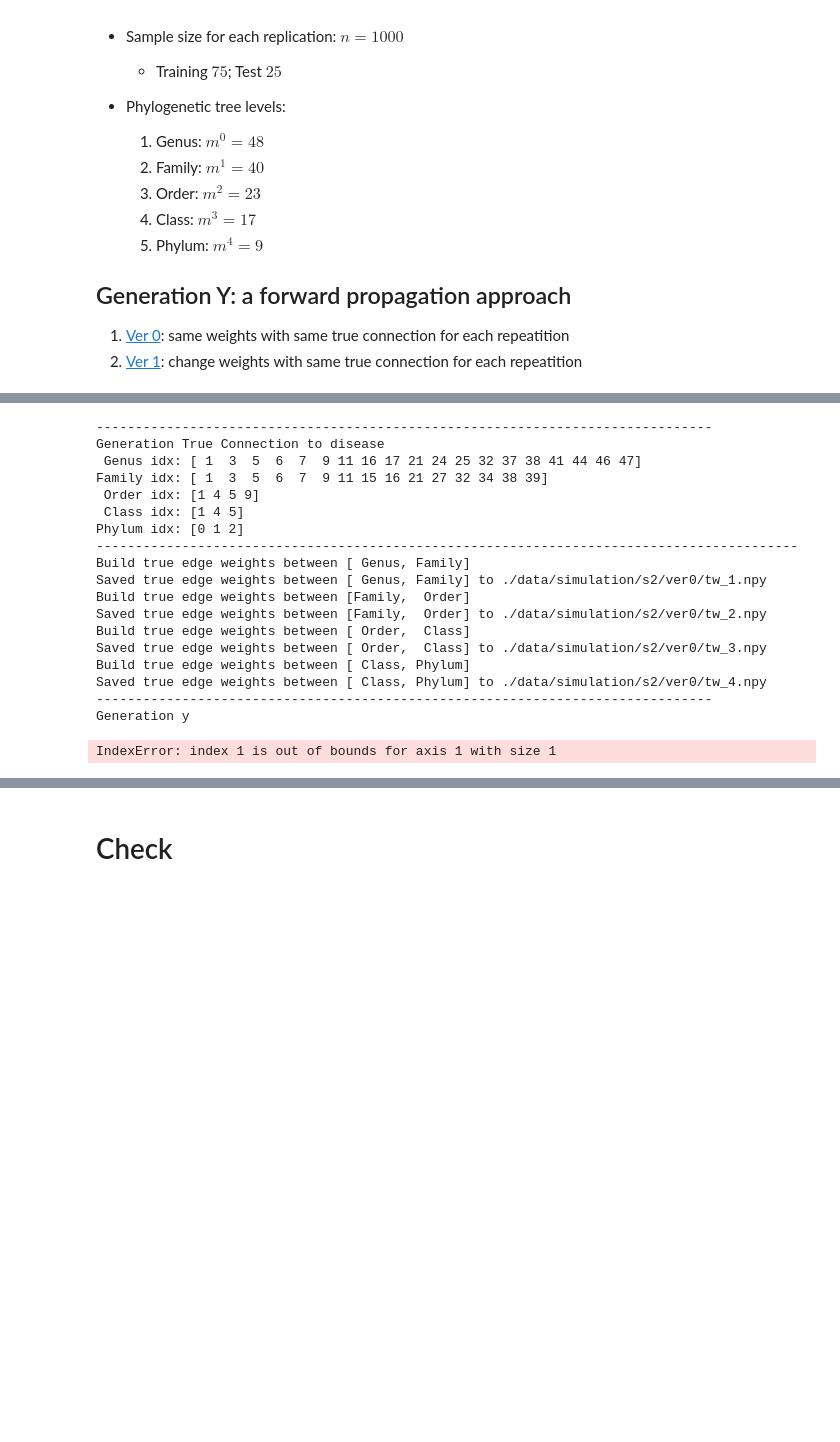
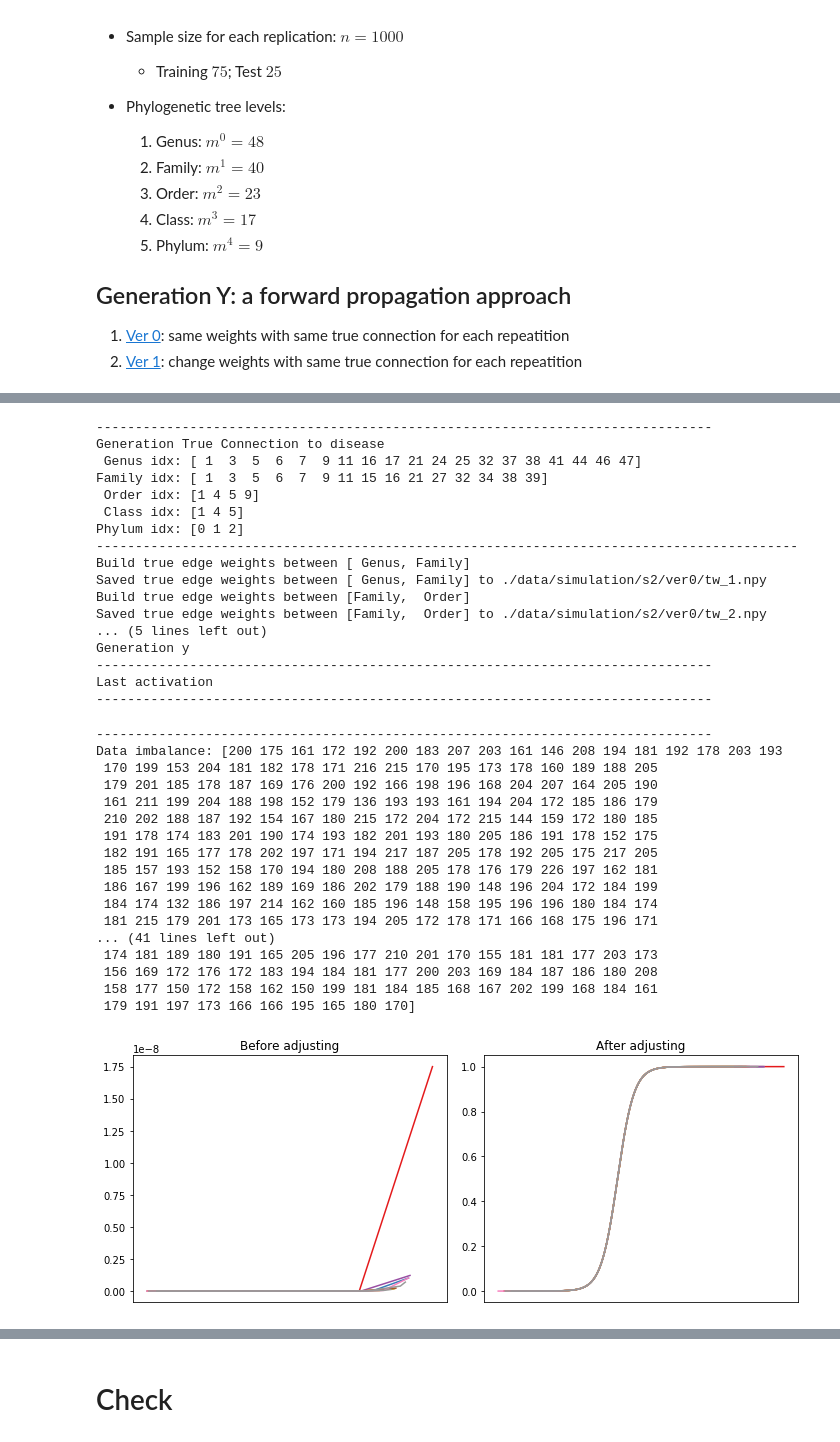
Before and after one commit to Young-won/deepbiome, a Jupyter notebook: examples/preprocessing_phylogenetic_tree_sim2.ipynb, the cells around one changed output, grey strips where cells are left out. Cells and saved outputs as stored; diff of their text form; code cells hidden in the pictures; blank space fills up the shorter version.

Commit message:
simulation sample generation method changed

```diff
--- a/examples/preprocessing_phylogenetic_tree_sim2.ipynb
+++ b/examples/preprocessing_phylogenetic_tree_sim2.ipynb
@@ -243,7 +255,7 @@ print('Generation y')
 yweight_list = []
 ybias_list = []
 for i in range(len(true_tree_weight_list)):
-    yw = np.random.uniform(-5,10, true_tree_weight_list[i].shape).astype(np.float32) * true_tree_weight_list[i] # left only the weights on the true connections to the disease
+    yw = np.random.uniform(-4.5,3, true_tree_weight_list[i].shape).astype(np.float32) * true_tree_weight_list[i] # left only the weights on the true connections to the disease
     yb = np.random.normal(0,4, true_tree_weight_list[i].shape[-1]).astype(np.float32)
     yw = np.repeat([yw], x_list.shape[0], axis=0)
     yb = np.repeat([yb], x_list.shape[0], axis=0)
@@ -253,10 +265,10 @@ for i in range(len(true_tree_weight_list)):
     np.save('%s/ver0/solb_%d.npy'%(path,i), yb)
 
 ywc = np.zeros((true_tree_weight_list[3].shape[-1],1), dtype=np.float32)
-ywc[:3,0] = np.random.uniform(-1,1, 3).astype(np.float32)
+ywc[:3,0] = np.random.uniform(-4.5,3, 3).astype(np.float32)
 ywc[:,0] = ywc[:,0] * (np.sum(true_tree_weight_list[-1], axis=0) > 0).astype(np.float32)
 ywc = np.repeat([ywc], x_list.shape[0], axis=0)
-ybc = np.random.normal(0,0.1, ywc.shape[-1]).astype(np.float32)
+ybc = np.random.normal(0,4, ywc.shape[-1]).astype(np.float32)
 ybc = np.repeat([ybc], x_list.shape[0], axis=0)
 np.save('%s/ver0/solw_%d.npy'%(path,len(true_tree_weight_list)), ywc)
 # np.save('%s/ver0/solb_%d.npy'%(path,len(true_tree_weight_list)), ybc)
@@ -293,43 +305,60 @@ for fold in range(x_list.shape[0]):
 
     ybc[fold] = ybc[fold] - np.mean(h, axis=0) # imbalanced y, adjusted
     pp = h + np.repeat([ybc[fold]], h.shape[0], axis=0)
+    pp += np.random.normal(0,0.01)
     p = sigmoid(pp)
     order = np.argsort(pp[:,0])
     if fold < 10:
         ax[1].plot(pp[order,0], p[order,0], marker='', c=c, label=fold)
         ax[1].set_title('After adjusting')
         ax[1].get_xaxis().set_visible(False)
     if verbose: print("[%d fold] (adjusted) mean (sd): %6.3f (%6.3f)" % (fold, np.mean(pp[:,0]), np.std(pp[:,0])))
 
     newy = (p >= 0.5).astype(np.int32)
     newy_all.append(newy[:,0])
 newy_all = pd.DataFrame(np.stack(newy_all).T)
 newy_all.to_csv('%s/ver0/y.csv'%path, index=False)
 np.save('%s/ver0/solb_%d.npy'%(path,len(true_tree_weight_list)), ybc)
 
 fig.tight_layout()
 print('-------------------------------------------------------------------------------')
 print('Data imbalance: %s' % np.sum(np.array(newy_all), axis=0))
 # %% [output]
 -------------------------------------------------------------------------------
 Generation True Connection to disease
  Genus idx: [ 1  3  5  6  7  9 11 16 17 21 24 25 32 37 38 41 44 46 47]
 Family idx: [ 1  3  5  6  7  9 11 15 16 21 27 32 34 38 39]
  Order idx: [1 4 5 9]
  Class idx: [1 4 5]
 Phylum idx: [0 1 2]
 ------------------------------------------------------------------------------------------
 Build true edge weights between [ Genus, Family]
 Saved true edge weights between [ Genus, Family] to ./data/simulation/s2/ver0/tw_1.npy
 Build true edge weights between [Family,  Order]
 Saved true edge weights between [Family,  Order] to ./data/simulation/s2/ver0/tw_2.npy
-Build true edge weights between [ Order,  Class]
-Saved true edge weights between [ Order,  Class] to ./data/simulation/s2/ver0/tw_3.npy
-Build true edge weights between [ Class, Phylum]
-Saved true edge weights between [ Class, Phylum] to ./data/simulation/s2/ver0/tw_4.npy
+... (5 lines left out)
+Generation y
 -------------------------------------------------------------------------------
-Generation y
+Last activation
+-------------------------------------------------------------------------------
-IndexError: index 1 is out of bounds for axis 1 with size 1
+-------------------------------------------------------------------------------
+Data imbalance: [200 175 161 172 192 200 183 207 203 161 146 208 194 181 192 178 203 193
+ 170 199 153 204 181 182 178 171 216 215 170 195 173 178 160 189 188 205
+ 179 201 185 178 187 169 176 200 192 166 198 196 168 204 207 164 205 190
+ 161 211 199 204 188 198 152 179 136 193 193 161 194 204 172 185 186 179
+ 210 202 188 187 192 154 167 180 215 172 204 172 215 144 159 172 180 185
+ 191 178 174 183 201 190 174 193 182 201 193 180 205 186 191 178 152 175
+ 182 191 165 177 178 202 197 171 194 217 187 205 178 192 205 175 217 205
+ 185 157 193 152 158 170 194 180 208 188 205 178 176 179 226 197 162 181
+ 186 167 199 196 162 189 169 186 202 179 188 190 148 196 204 172 184 199
+ 184 174 132 186 197 214 162 160 185 196 148 158 195 196 196 180 184 174
+ 181 215 179 201 173 165 173 173 194 205 172 178 171 166 168 175 196 171
+... (41 lines left out)
+ 174 181 189 180 191 165 205 196 177 210 201 170 155 181 181 177 203 173
+ 156 169 172 176 172 183 194 184 181 177 200 203 169 184 187 186 180 208
+ 158 177 150 172 158 162 150 199 181 184 185 168 167 202 199 168 184 161
+ 179 191 197 173 166 166 195 165 180 170]
+[figure, added]
 # %% [markdown]
 ###  Ver 1: change weights with same true connection for each repeatition
 
```
Also changed, not shown: parts of 7 cells of this notebook, 4 other files.
